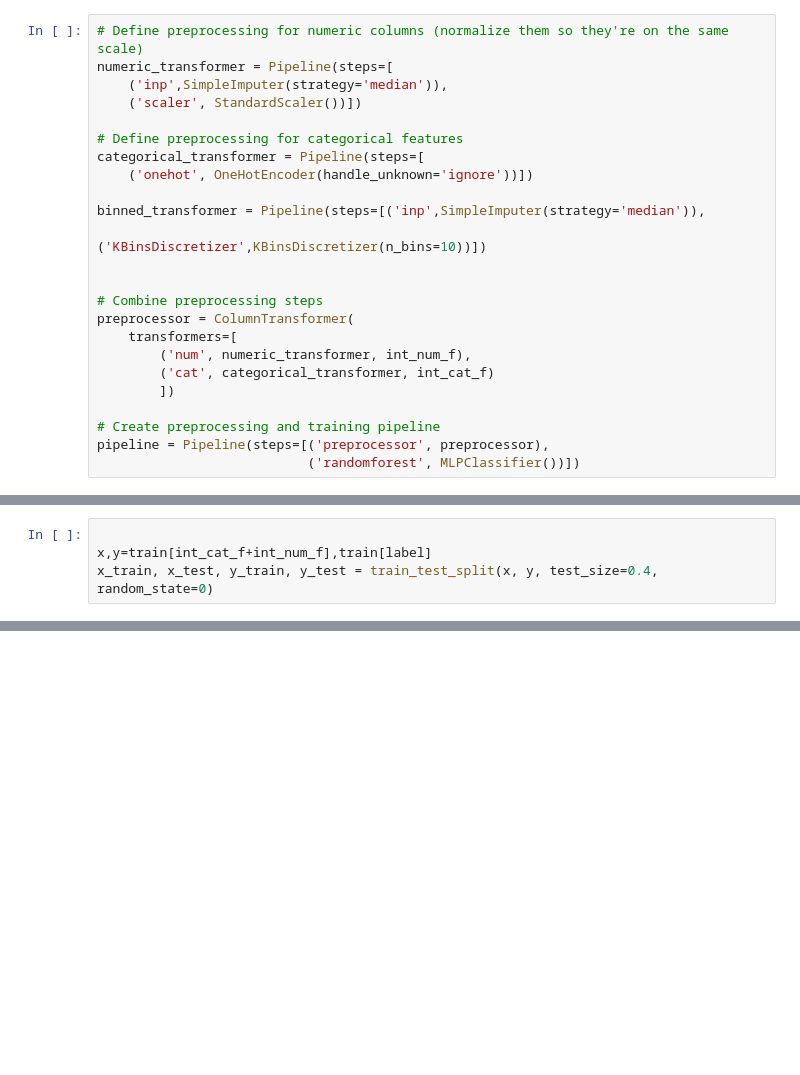
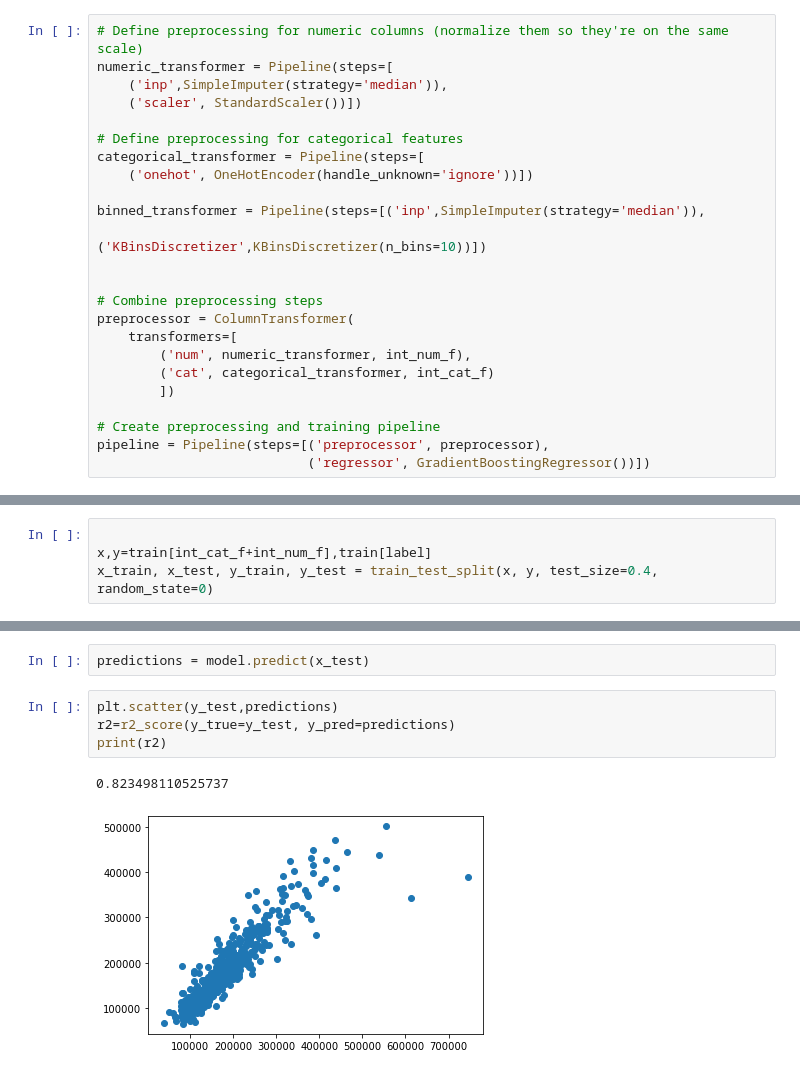
Before and after one commit to alessandro-rubin/house-prices, a Jupyter notebook: house-prices.ipynb, the cells around one changed output, grey strips where cells are left out. Drawn from its saved outputs; the diff is of its cells as text; blank space fills up the shorter version.

```diff
--- a/house-prices.ipynb
+++ b/house-prices.ipynb
@@ -259,4 +255,4 @@ preprocessor = ColumnTransformer(
 
 # Create preprocessing and training pipeline
 pipeline = Pipeline(steps=[('preprocessor', preprocessor),
-                           ('randomforest', MLPClassifier())])
+                           ('regressor', GradientBoostingRegressor())])
@@ -313,0 +316,9 @@ Pipeline(steps=[('preprocessor',
+# %%
+predictions = model.predict(x_test)
+# %%
+plt.scatter(y_test,predictions)
+r2=r2_score(y_true=y_test, y_pred=predictions)
+print(r2)
+# %% [output]
+0.823498110525737
+[figure, added]
```
Also changed, not shown: parts of 8 cells of this notebook.
